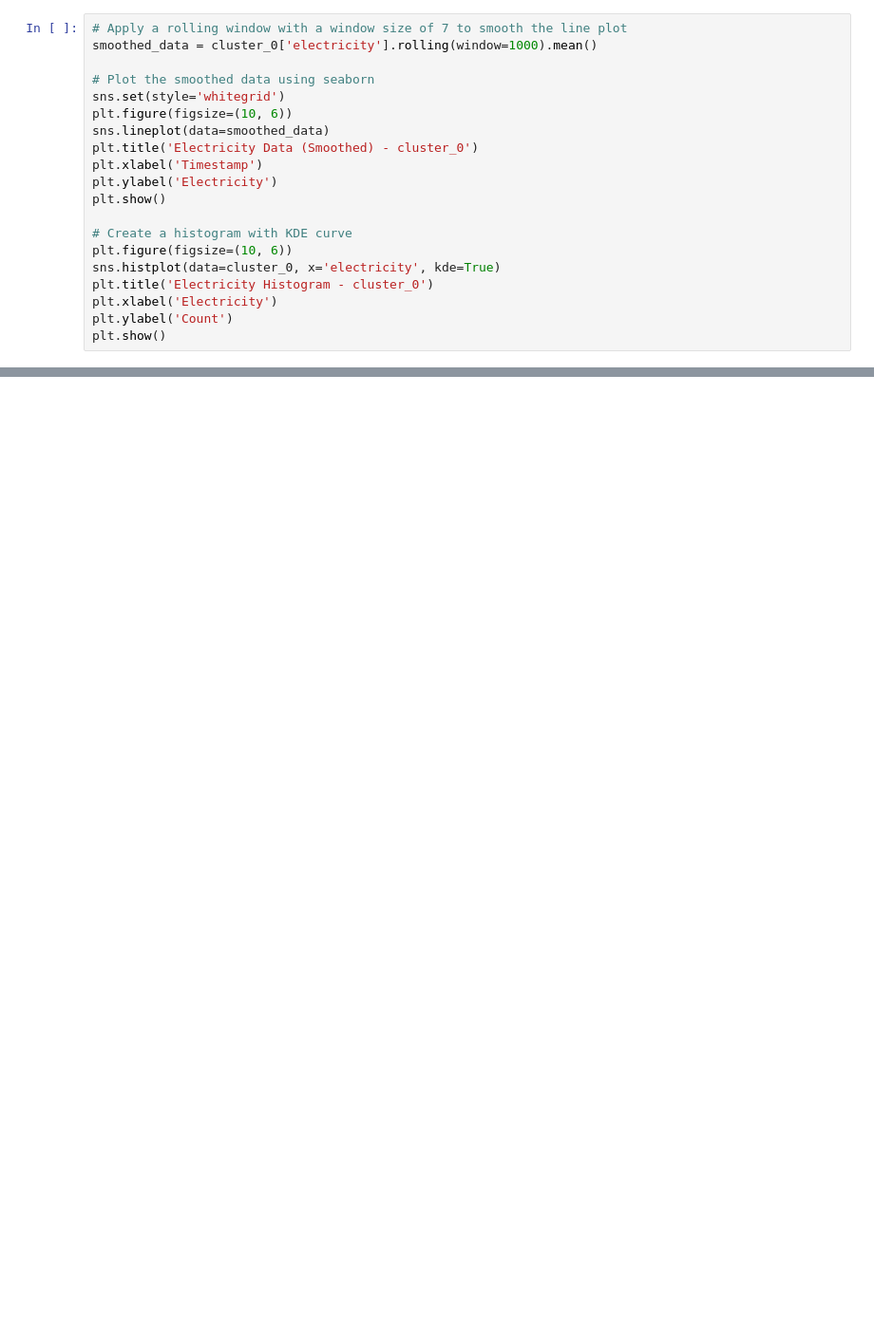
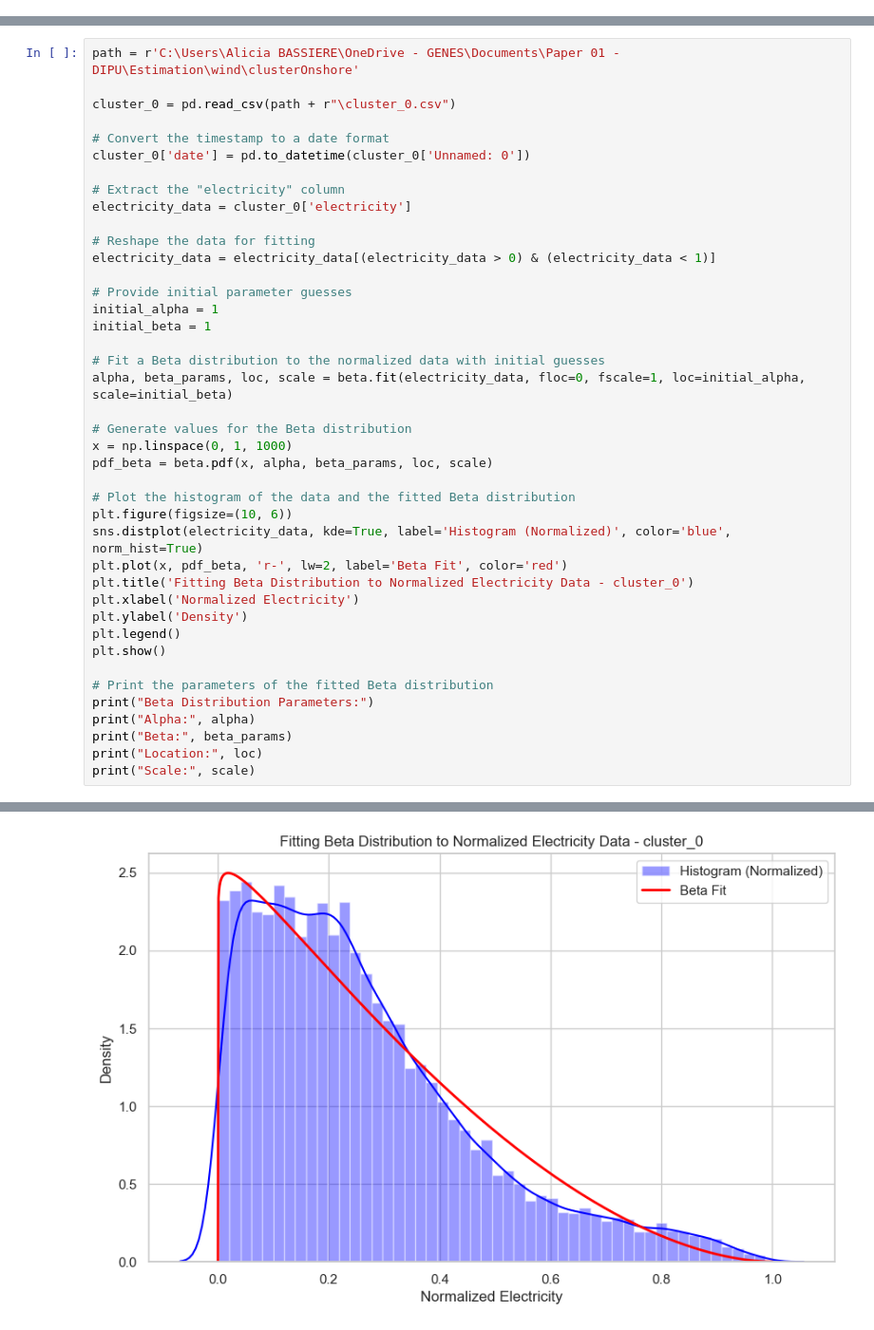
Before and after one commit to aliciabassiere/mfg_elec, a Jupyter notebook: calibration_wind_2.ipynb, the cells around one changed output, grey strips where cells are left out. Shown at 95% size. Drawn from its saved outputs; the diff is of its cells as text; blank space fills up the shorter version.

```diff
--- a/calibration_wind_2.ipynb
+++ b/calibration_wind_2.ipynb
@@ -46,20 +7,0 @@ cluster_0 = concatenated_df[concatenated_df['Previous_Dataframe']=="cluster_0.cs
-# %%
-# Apply a rolling window with a window size of 7 to smooth the line plot
-smoothed_data = cluster_0['electricity'].rolling(window=1000).mean()
-
-# Plot the smoothed data using seaborn
-sns.set(style='whitegrid')
-plt.figure(figsize=(10, 6))
-sns.lineplot(data=smoothed_data)
-plt.title('Electricity Data (Smoothed) - cluster_0')
-plt.xlabel('Timestamp')
-plt.ylabel('Electricity')
-plt.show()
-
-# Create a histogram with KDE curve
-plt.figure(figsize=(10, 6))
-sns.histplot(data=cluster_0, x='electricity', kde=True)
-plt.title('Electricity Histogram - cluster_0')
-plt.xlabel('Electricity')
-plt.ylabel('Count')
-plt.show()
@@ -92,0 +8,42 @@ See the caveats in the documentation: https://pandas.pydata.org/pandas-docs/stab
+# %%
+path = r'C:\Users\Alicia BASSIERE\OneDrive - GENES\Documents\Paper 01 - DIPU\Estimation\wind\clusterOnshore'
+
+cluster_0 = pd.read_csv(path + r"\cluster_0.csv")
+
+# Convert the timestamp to a date format
+cluster_0['date'] = pd.to_datetime(cluster_0['Unnamed: 0'])
+
+# Extract the "electricity" column
+electricity_data = cluster_0['electricity']
+
+# Reshape the data for fitting
+electricity_data = electricity_data[(electricity_data > 0) & (electricity_data < 1)]
+
+# Provide initial parameter guesses
+initial_alpha = 1
+initial_beta = 1
+
+# Fit a Beta distribution to the normalized data with initial guesses
+alpha, beta_params, loc, scale = beta.fit(electricity_data, floc=0, fscale=1, loc=initial_alpha, scale=initial_beta)
+
+# Generate values for the Beta distribution
+x = np.linspace(0, 1, 1000)
+pdf_beta = beta.pdf(x, alpha, beta_params, loc, scale)
+
+# Plot the histogram of the data and the fitted Beta distribution
+plt.figure(figsize=(10, 6))
+sns.distplot(electricity_data, kde=True, label='Histogram (Normalized)', color='blue', norm_hist=True)
+plt.plot(x, pdf_beta, 'r-', lw=2, label='Beta Fit', color='red')
+plt.title('Fitting Beta Distribution to Normalized Electricity Data - cluster_0')
+plt.xlabel('Normalized Electricity')
+plt.ylabel('Density')
+plt.legend()
+plt.show()
+
+# Print the parameters of the fitted Beta distribution
+print("Beta Distribution Parameters:")
+print("Alpha:", alpha)
+print("Beta:", beta_params)
+print("Location:", loc)
+print("Scale:", scale)
+# %% [output]
@@ -92,0 +59 @@ See the caveats in the documentation: https://pandas.pydata.org/pandas-docs/stab
+[figure, added]
```
Also changed, not shown: parts of 7 cells of this notebook, 22 other files.
